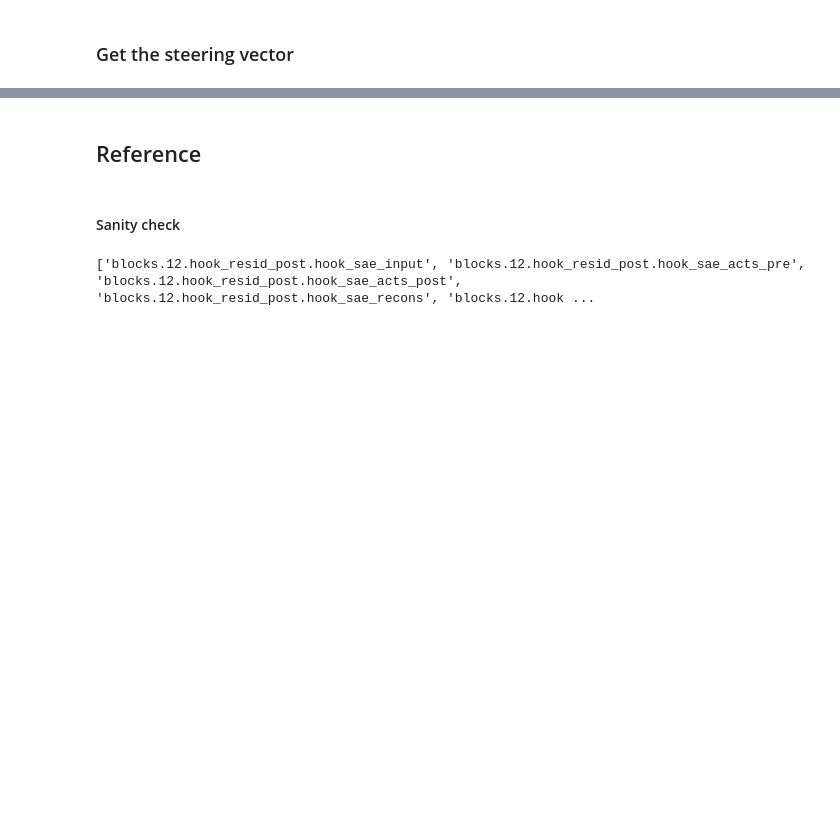
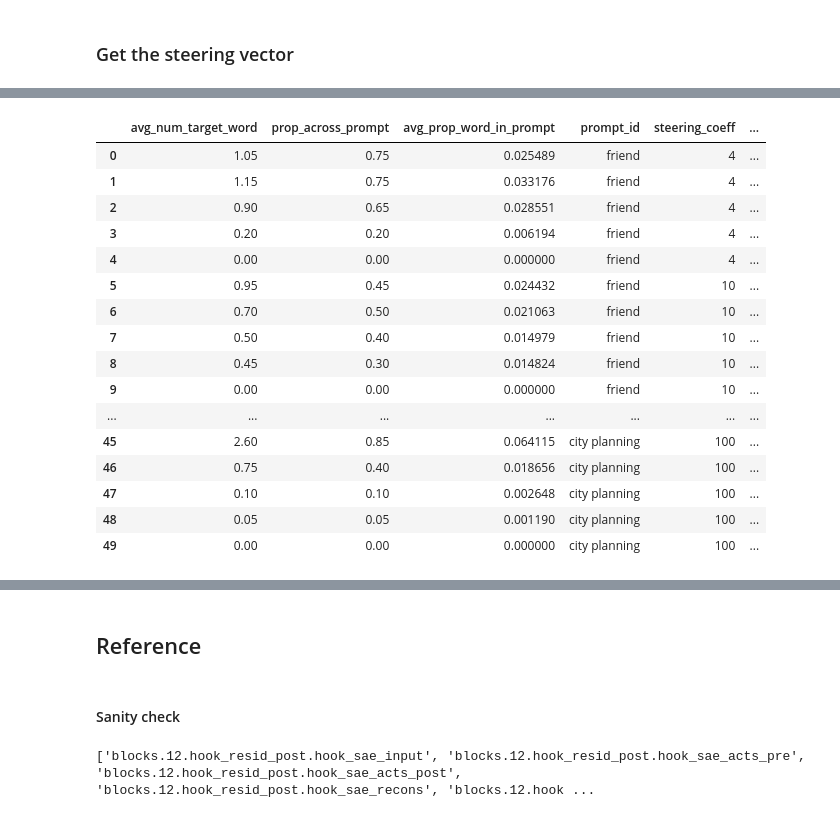
Before and after one commit to nguyentr17/mats-sae-activation-steering, a Jupyter notebook: trang_experiment/SAE_Steering-Gemma-2.ipynb, the cells around one changed output, grey strips where cells are left out. Drawn from its saved outputs; the diff is of its cells as text; code cells hidden in the pictures; blank space fills up the shorter version.

```diff
--- a/trang_experiment/SAE_Steering-Gemma-2.ipynb
+++ b/trang_experiment/SAE_Steering-Gemma-2.ipynb
@@ -194,0 +295,17 @@ AttributeError: 'ActivationAddition' object has no attribute 'to_dict'
+# %%
+steering_success_metrics = []
+for prompt_id in PROMPTS.keys():
+
+    print(f"Prompt: {prompt_id}")
+    for coeff in STEERING_COEFF_RANGE:
+        for layer in STEERING_LAYER_RANGE:
+            print(f"-- Steering config: {coeff} at layer {layer}")
+            temp = steering_generated_completions_df.loc[(steering_generated_completions_df["prompt_id"] == prompt_id) &
+                                                         (steering_generated_completions_df["steering_cooef"] == coeff) &
+                                                         (steering_generated_completions_df["steering_layer"] == layer)
+                                                         ]["completions"].values
+            metric = success_rollout(generated_text=temp, target_vocab=TARGET_VOCAB["wedding"], method="word_count")
+            metric["prompt_id"] = prompt_id
+            metric["steering_coeff"] = coeff
+            metric["steering_layer"] = layer
+            steering_success_metrics.append(metric)
@@ -194,0 +330,23 @@ AttributeError: 'ActivationAddition' object has no attribute 'to_dict'
+# %%
+steering_success_metrics_df = pd.DataFrame(steering_success_metrics)
+steering_success_metrics_df.to_csv("results/wedding_exp_original_steering_success_metrics.csv", index=False)
+# %%
+steering_success_metrics_df
+# %% [output]
+|  | avg_num_target_word | prop_across_prompt | avg_prop_word_in_prompt | prompt_id | steering_coeff | ... |
+| 0 | 1.05 | 0.75 | 0.025489 | friend | 4 | ... |
+| 1 | 1.15 | 0.75 | 0.033176 | friend | 4 | ... |
+| 2 | 0.90 | 0.65 | 0.028551 | friend | 4 | ... |
+| 3 | 0.20 | 0.20 | 0.006194 | friend | 4 | ... |
+| 4 | 0.00 | 0.00 | 0.000000 | friend | 4 | ... |
+| 5 | 0.95 | 0.45 | 0.024432 | friend | 10 | ... |
+| 6 | 0.70 | 0.50 | 0.021063 | friend | 10 | ... |
+| 7 | 0.50 | 0.40 | 0.014979 | friend | 10 | ... |
+| 8 | 0.45 | 0.30 | 0.014824 | friend | 10 | ... |
+| 9 | 0.00 | 0.00 | 0.000000 | friend | 10 | ... |
+| ... | ... | ... | ... | ... | ... | ... |
+| 45 | 2.60 | 0.85 | 0.064115 | city planning | 100 | ... |
+| 46 | 0.75 | 0.40 | 0.018656 | city planning | 100 | ... |
+| 47 | 0.10 | 0.10 | 0.002648 | city planning | 100 | ... |
+| 48 | 0.05 | 0.05 | 0.001190 | city planning | 100 | ... |
+| 49 | 0.00 | 0.00 | 0.000000 | city planning | 100 | ... |
```
Also changed, not shown: parts of 23 cells of this notebook.
